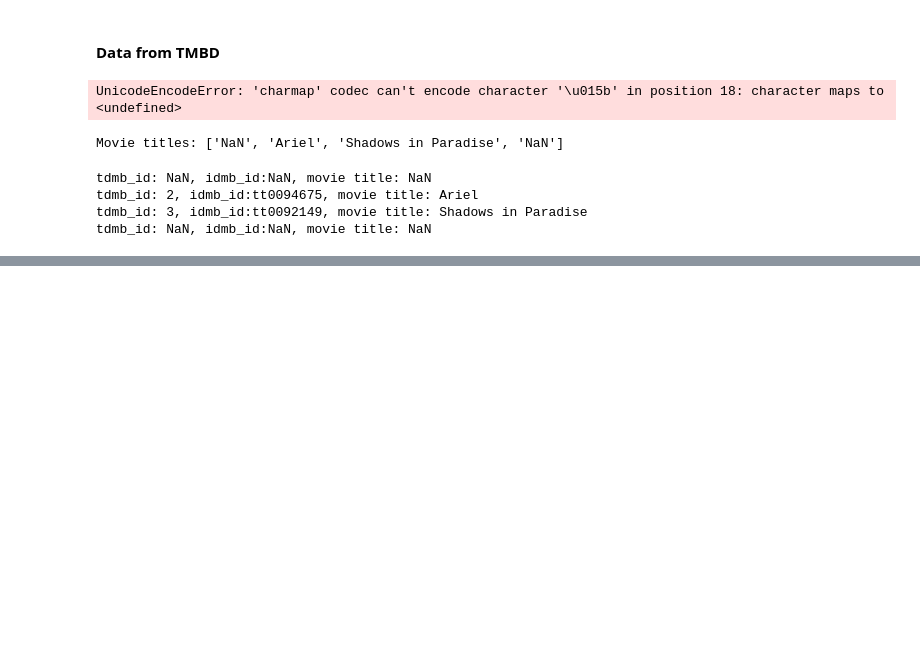
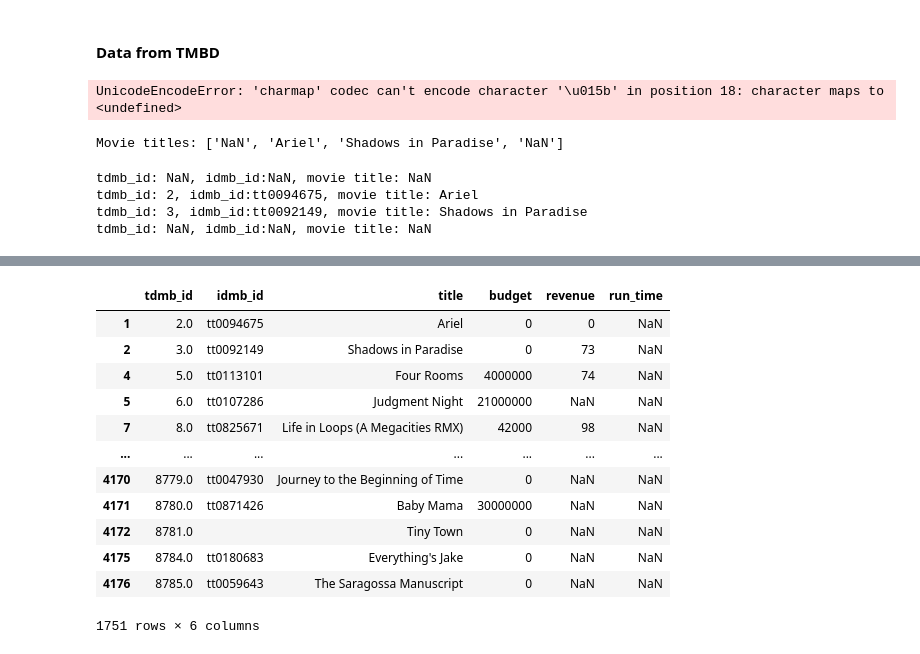
Before and after one commit to samuelroiz/Film_Industry_Research_Project, a Jupyter notebook: Sven_Branch/code/film_industry_api.ipynb, the cells around one changed output, grey strips where cells are left out. Cells and saved outputs as stored; diff of their text form; code cells hidden in the pictures; blank space fills up the shorter version.

```diff
--- a/Sven_Branch/code/film_industry_api.ipynb
+++ b/Sven_Branch/code/film_industry_api.ipynb
@@ -291,0 +336,17 @@ tdmb_id: NaN, idmb_id:NaN, movie title: NaN
+# %%
+movie_budget_dropped = movie_budget.dropna()
+movie_budget_dropped
+# %% [output]
+|  | tdmb_id | idmb_id | title | budget | revenue | run_time |
+| 1 | 2.0 | tt0094675 | Ariel | 0 | 0 | NaN |
+| 2 | 3.0 | tt0092149 | Shadows in Paradise | 0 | 73 | NaN |
+| 4 | 5.0 | tt0113101 | Four Rooms | 4000000 | 74 | NaN |
+| 5 | 6.0 | tt0107286 | Judgment Night | 21000000 | NaN | NaN |
+| 7 | 8.0 | tt0825671 | Life in Loops (A Megacities RMX) | 42000 | 98 | NaN |
+| ... | ... | ... | ... | ... | ... | ... |
+| 4170 | 8779.0 | tt0047930 | Journey to the Beginning of Time | 0 | NaN | NaN |
+| 4171 | 8780.0 | tt0871426 | Baby Mama | 30000000 | NaN | NaN |
+| 4172 | 8781.0 |  | Tiny Town | 0 | NaN | NaN |
+| 4175 | 8784.0 | tt0180683 | Everything's Jake | 0 | NaN | NaN |
+| 4176 | 8785.0 | tt0059643 | The Saragossa Manuscript | 0 | NaN | NaN |
+1751 rows × 6 columns
```
Also changed, not shown: parts of 9 cells of this notebook.
